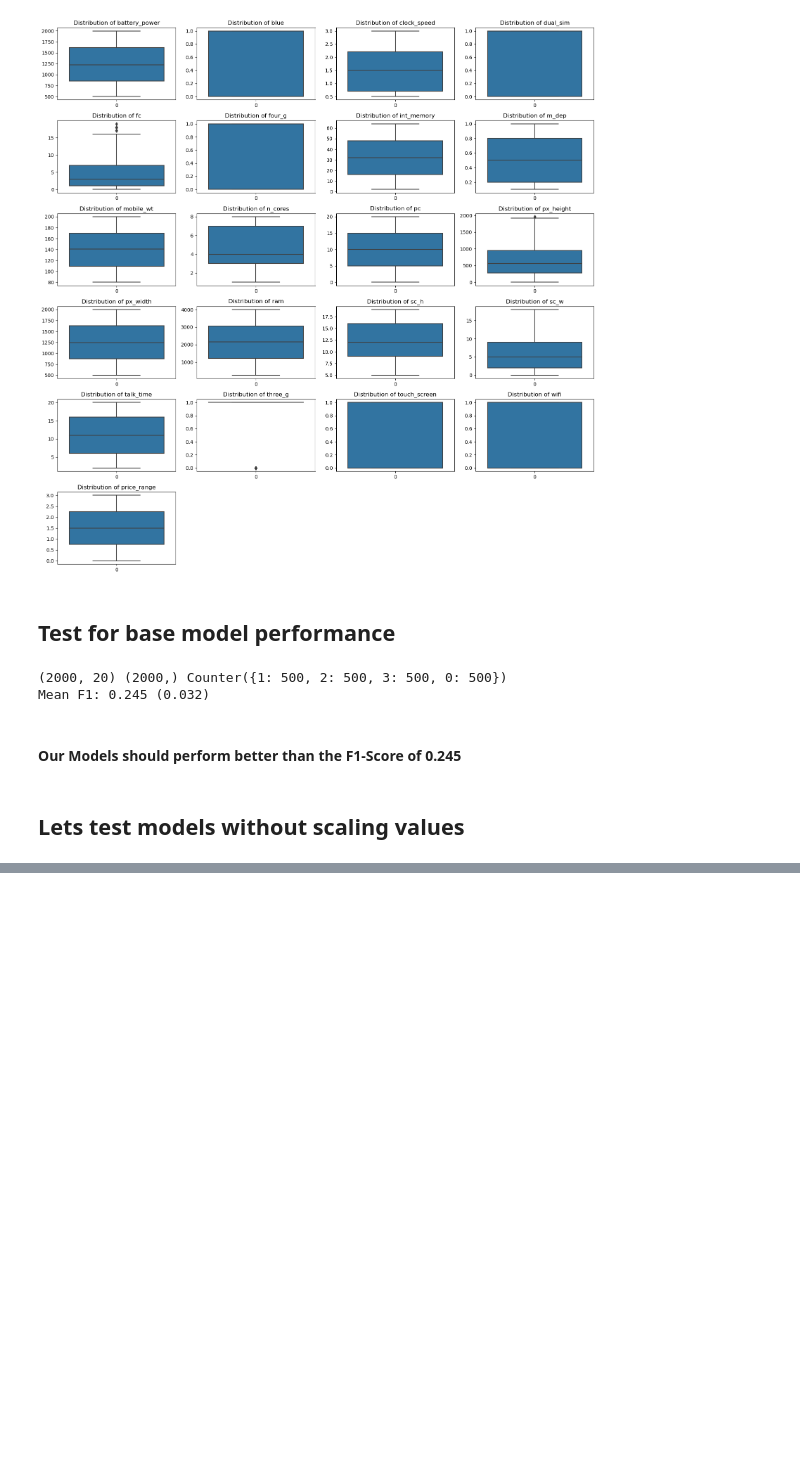
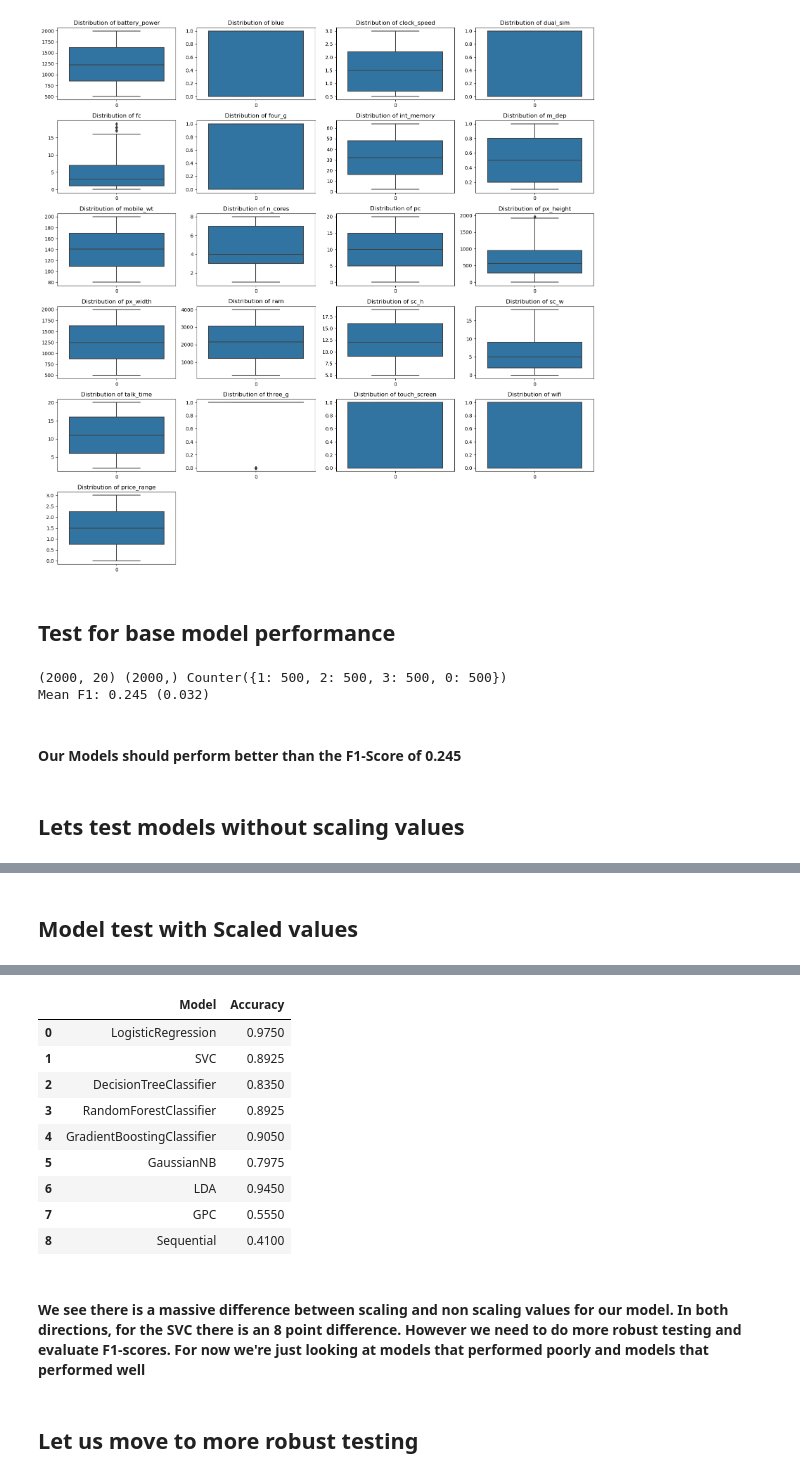
Before and after one commit to MaukanMir/Mobile-Price-Classification, a Jupyter notebook: training.ipynb, the cells around one changed output, grey strips where cells are left out. Saved outputs shown, nothing was run; the diff lists cells and outputs as text; code cells hidden in the pictures; blank space fills up the shorter version.

Commit message:
Added new models

```diff
--- a/training.ipynb
+++ b/training.ipynb
@@ -398,3 +398,11 @@ Please also refer to the documentation for alternative solver options:
 | 6 | LDA | 0.9450 |
 | 7 | GPC | 0.2800 |
 | 8 | Sequential | 0.2275 |
+# %% [markdown]
+## Model test with Scaled values
+# %%
+scaler = StandardScaler()
+X_train_scaled, X_test_scaled = scaler.fit_transform(X_train), scaler.transform(X_test)
+models = run_all_models(X_train_scaled, X_test_scaled, y_train, y_test)
+models
+# %% [output]
@@ -400,0 +410,14 @@ Please also refer to the documentation for alternative solver options:
+|  | Model | Accuracy |
+| 0 | LogisticRegression | 0.9750 |
+| 1 | SVC | 0.8925 |
+| 2 | DecisionTreeClassifier | 0.8350 |
+| 3 | RandomForestClassifier | 0.8925 |
+| 4 | GradientBoostingClassifier | 0.9050 |
+| 5 | GaussianNB | 0.7975 |
+| 6 | LDA | 0.9450 |
+| 7 | GPC | 0.5550 |
+| 8 | Sequential | 0.4100 |
+# %% [markdown]
+#### We see there is a massive difference between scaling and non scaling values for our model. In both directions, for the SVC there is an 8 point difference. However we need to do more robust testing and evaluate F1-scores. For now we're just looking at models that performed poorly and models that performed well
+# %% [markdown]
+## Let us move to more robust testing
```
Also changed, not shown: parts of 2 cells of this notebook.
